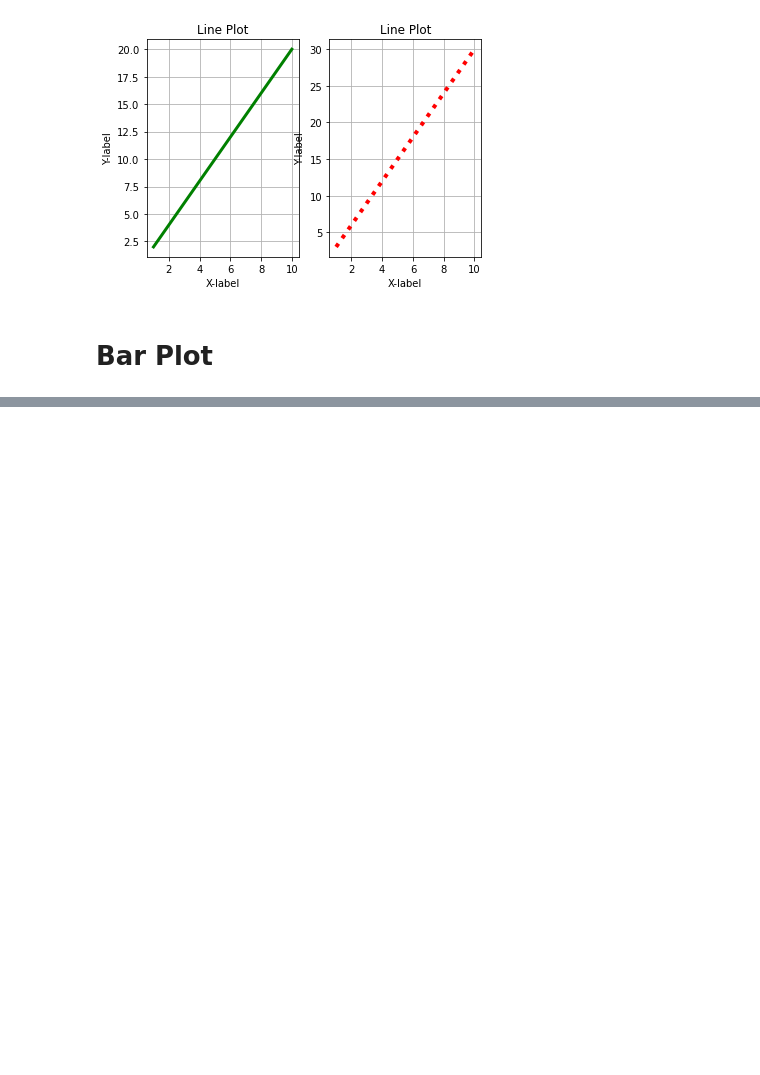
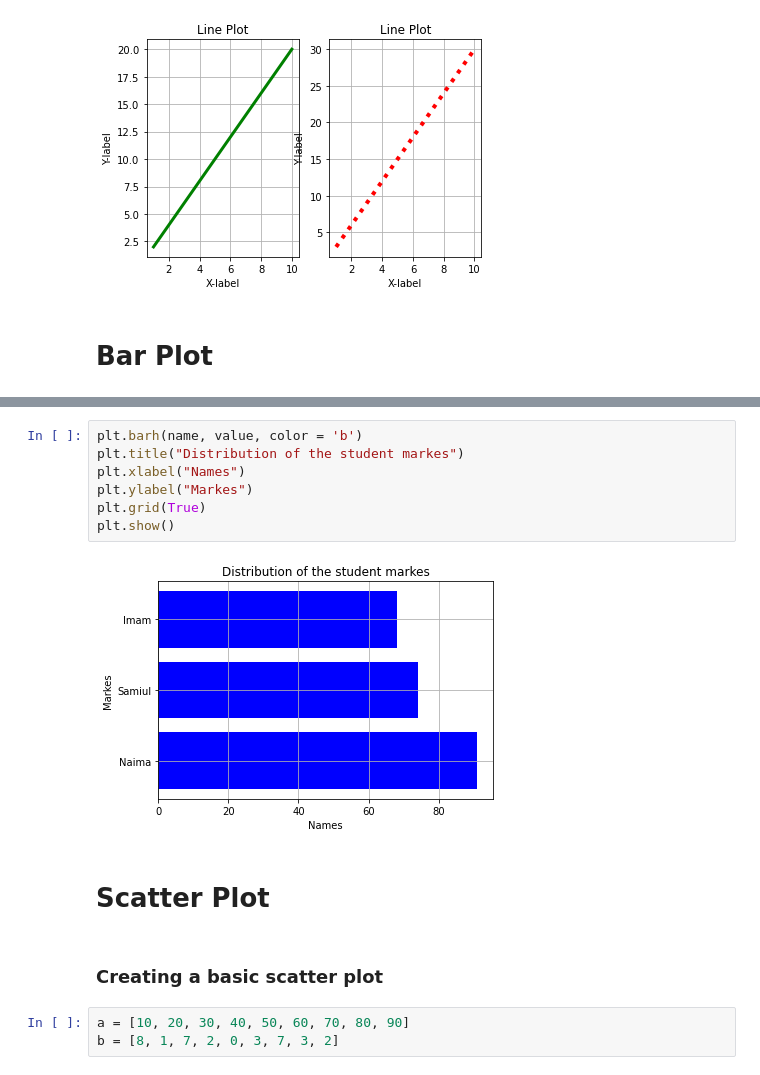
Before and after one commit to imamahasane/Matplotlib_Practices, a Jupyter notebook: MatplotlibPractice.ipynb, the cells around one changed output, grey strips where cells are left out. Saved outputs shown, nothing was run; the diff lists cells and outputs as text; blank space fills up the shorter version.

```diff
--- a/MatplotlibPractice.ipynb
+++ b/MatplotlibPractice.ipynb
@@ -137,0 +181,16 @@ plt.show()
+# %%
+plt.barh(name, value, color = 'b')
+plt.title("Distribution of the student markes")
+plt.xlabel("Names")
+plt.ylabel("Markes")
+plt.grid(True)
+plt.show()
+# %% [output]
+[figure, added]
+# %% [markdown]
+# Scatter Plot
+# %% [markdown]
+### Creating a basic scatter plot
+# %%
+a = [10, 20, 30, 40, 50, 60, 70, 80, 90]
+b = [8, 1, 7, 2, 0, 3, 7, 3, 2]
```
Also changed, not shown: parts of 29 cells of this notebook, 1 other file.
